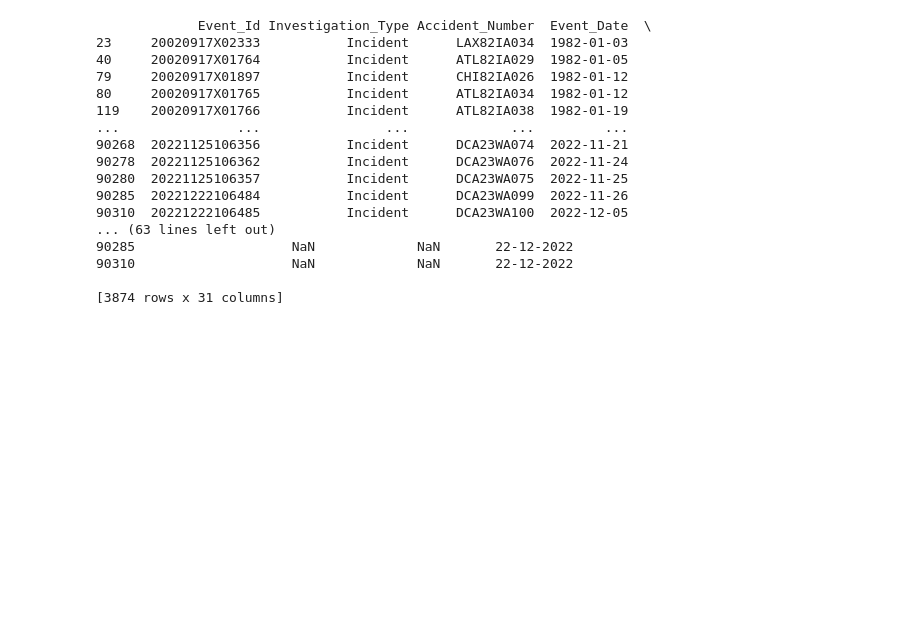
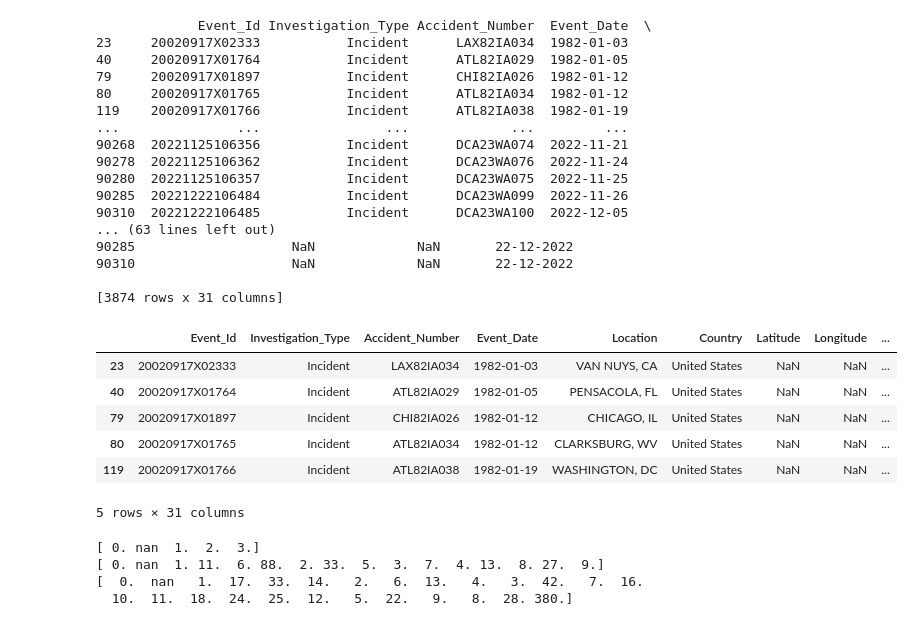
Before and after one commit to chrismiley87/aircraft-safety-analysis, a Jupyter notebook: notebook.ipynb, the cells around one changed output. Saved outputs shown, nothing was run; the diff lists cells and outputs as text; code cells hidden in the pictures; blank space fills up the shorter version.

Commit message:
Cleaning Up Data

```diff
--- a/notebook.ipynb
+++ b/notebook.ipynb
@@ -182,3 +196,25 @@ print(aircraft_df[aircraft_df.Investigation_Type.isin(['Incident'])])
 90310                    NaN             NaN       22-12-2022
 
 [3874 rows x 31 columns]
+# %%
+#create a dataframe of only incident flights and review their data
+incident_aircraft_df = aircraft_df[aircraft_df.Investigation_Type.isin(['Incident'])]
+incident_aircraft_df.head()
+# %% [output]
+|  | Event_Id | Investigation_Type | Accident_Number | Event_Date | Location | Country | Latitude | Longitude | ... |
+| 23 | 20020917X02333 | Incident | LAX82IA034 | 1982-01-03 | VAN NUYS, CA | United States | NaN | NaN | ... |
+| 40 | 20020917X01764 | Incident | ATL82IA029 | 1982-01-05 | PENSACOLA, FL | United States | NaN | NaN | ... |
+| 79 | 20020917X01897 | Incident | CHI82IA026 | 1982-01-12 | CHICAGO, IL | United States | NaN | NaN | ... |
+| 80 | 20020917X01765 | Incident | ATL82IA034 | 1982-01-12 | CLARKSBURG, WV | United States | NaN | NaN | ... |
+| 119 | 20020917X01766 | Incident | ATL82IA038 | 1982-01-19 | WASHINGTON, DC | United States | NaN | NaN | ... |
+5 rows × 31 columns
+# %%
+#check for injuries in incident dataframe
+print(incident_aircraft_df.Total_Fatal_Injuries.unique())
+print(incident_aircraft_df.Total_Serious_Injuries.unique())
+print(incident_aircraft_df.Total_Minor_Injuries.unique())
+# %% [output]
+[ 0. nan  1.  2.  3.]
+[ 0. nan  1. 11.  6. 88.  2. 33.  5.  3.  7.  4. 13.  8. 27.  9.]
+[  0.  nan   1.  17.  33.  14.   2.   6.  13.   4.   3.  42.   7.  16.
+  10.  11.  18.  24.  25.  12.   5.  22.   9.   8.  28. 380.]
```
Also changed, not shown: parts of 24 cells of this notebook.
